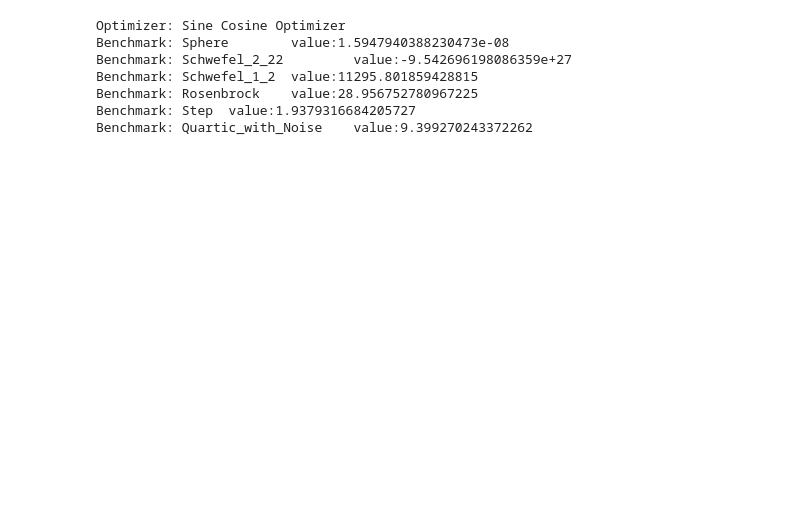
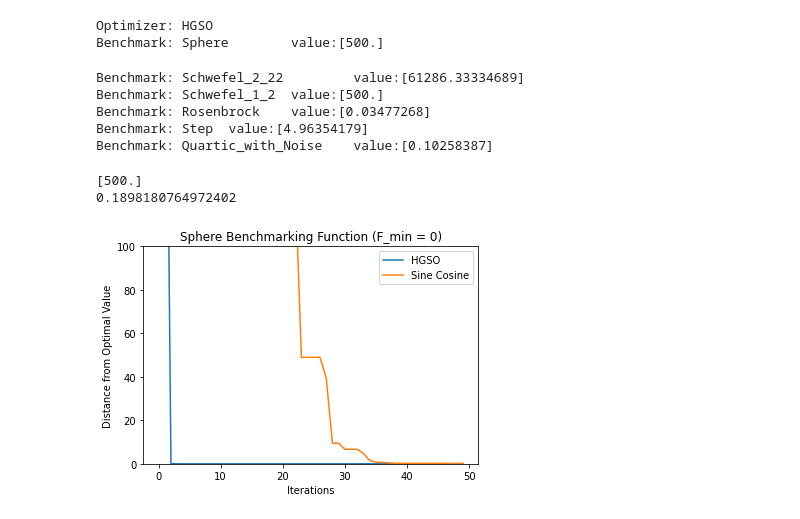
Before and after one commit to Joybd6/Optimization_algorithm, a Jupyter notebook: Benchmarking.ipynb, the cells around one changed output. Drawn from its saved outputs; the diff is of its cells as text; code cells hidden in the pictures; blank space fills up the shorter version.

Commit message:
Added Grap for visualization using matplotlib

```diff
--- a/Benchmarking.ipynb
+++ b/Benchmarking.ipynb
@@ -562,7 +590,7 @@ epoches = 100
 lb = np.array([-100]).repeat(dim)
 ub = np.array([100]).repeat(dim)
 optimization = "minimize"
-n_population = 200
+n_population = 100
 
 ##Benchmark Algorithms
 Algorithms = [{"algorithm":Sphere(dim,0),"name":"Sphere"},{"algorithm":Schwefel_2_22(dim,0),"name":"Schwefel_2_22"},
@@ -589,14 +617,14 @@ def get_benchmark(optimizer):
         value = opt.train()[1]
         print(f"Benchmark: {algo['name']}\t value:{value}")
 
-opt_index = 1
+opt_index = 0
 print(f"Optimizer: {optimizers_name[opt_index]}")
 get_benchmark(optimizers[opt_index])
 # %% [output]
-Optimizer: Sine Cosine Optimizer
-Benchmark: Sphere        value:1.5947940388230473e-08
-Benchmark: Schwefel_2_22         value:-9.542696198086359e+27
-Benchmark: Schwefel_1_2  value:11295.801859428815
-Benchmark: Rosenbrock    value:28.956752780967225
-Benchmark: Step  value:1.9379316684205727
-Benchmark: Quartic_with_Noise    value:9.399270243372262
+Optimizer: HGSO
+Benchmark: Sphere        value:[500.]
+Benchmark: Schwefel_2_22         value:[61286.33334689]
+Benchmark: Schwefel_1_2  value:[500.]
+Benchmark: Rosenbrock    value:[0.03477268]
+Benchmark: Step  value:[4.96354179]
+Benchmark: Quartic_with_Noise    value:[0.10258387]
@@ -602,0 +637,49 @@ Benchmark: Quartic_with_Noise    value:9.399270243372262
+# %%
+dim=30
+max_iter = 50
+population_size=300
+lb = np.array([-100]).repeat(dim)
+ub = np.array([100]).repeat(dim)
+sphere = Sphere(dim,0)
+
+## HGSO
+hgso = HGSO()
+hgso.compile(sphere.get_algorithm(),population_size=population_size,dimension=dim,lb=lb,ub=ub,max_iter=max_iter,optimization="minimize")
+print(hgso.train()[1])
+hgso_history=hgso.get_history()
+
+## Sine Cosine Algorithm
+
+sinecosine= SineCosineOptimization()
+sinecosine.compile(sphere.get_algorithm(),population_size=population_size,dimension=dim,lb=lb,ub=ub,max_iter=max_iter,optimization="minimize")
+print(sinecosine.train()[1])
+sinecosine_history=sinecosine.get_history()
+## Butterfly Optimization
+#butterfly = ButterflyOptimization()
+#butterfly.compile(sphere.get_algorithm(),population_size=population_size,dimension=dim,lb=lb,ub=ub,max_iter=max_iter,optimization="minimize")
+#print(butterfly.train()[1])
+#butterfly_history=butterfly.get_history()
+
+##  OwlOptimization
+#owl = OwlOptimization()
+#owl.compile(sphere.get_algorithm(),population_size=population_size,dimension=dim,lb=lb,ub=ub,max_iter=max_iter,optimization="minimize")
+#print(owl.train()[1])
+#owl_history=hgso.get_history()
+#print(owl_history)
+
+## Visualize
+import matplotlib.pyplot as plt
+plt.title("Sphere Benchmarking Function (F_min = 0)")
+plt.plot(1/np.array(hgso_history),label="HGSO")
+plt.plot(sinecosine_history,label="Sine Cosine")
+#plt.plot(butterfly_history,label="Butterfly Optimization")
+#plt.plot(owl_history,label="Owl Search Optimization")
+plt.xlabel("Iterations")
+plt.ylabel("Distance from Optimal Value")
+plt.legend()
+plt.ylim(0,100)
+plt.show()
+# %% [output]
+[500.]
+0.1898180764972402
+[figure, added]
```
Also changed, not shown: parts of 10 cells of this notebook.
